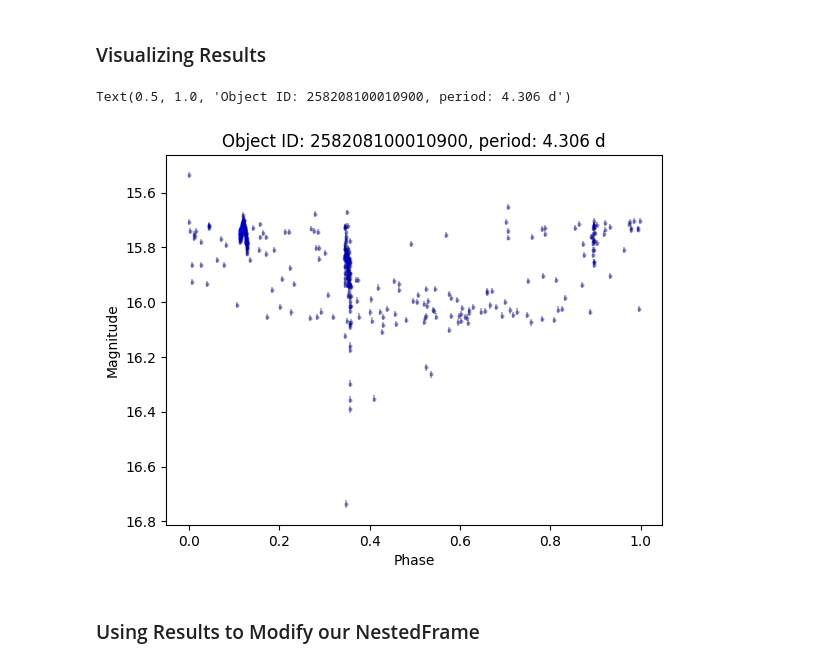
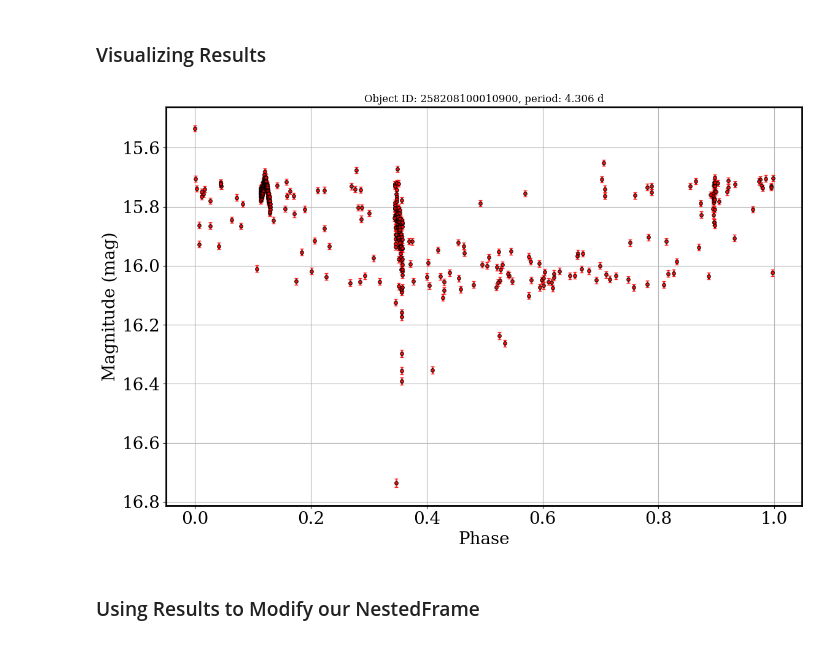
Before and after one commit to lincc-frameworks/RCW_Hackathon_2025_LSDB, a Jupyter notebook: Notebook_2.ipynb, the cells around one changed output. Drawn from its saved outputs; the diff is of its cells as text; code cells hidden in the pictures.

Commit message:
Improve plot look

```diff
--- a/Notebook_2.ipynb
+++ b/Notebook_2.ipynb
@@ -17,12 +17,21 @@ In this notebook we'll show how to:
 ## Exploring the NestedFrame Interface
 # %%
 import nested_pandas as npd
-#import light_curve as licu
 import pandas as pd
 import numpy as np
 
 from nested_pandas.utils import count_nested
 from lsdb import ConeSearch
+
+import matplotlib as mpl
+import matplotlib.pyplot as plt
+from matplotlib import rcParams
+
+# Configuration settings
+rcParams["savefig.dpi"] = 550
+rcParams["font.size"] = 20
+plt.rc("font", family="serif")
+mpl.rcParams["axes.linewidth"] = 2
 # %%
 # Define the six fields from Data Preview 1 with RA and Dec coordinates
 fields = {
@@ -213,33 +222,39 @@ ztf_ndf_w_periods.sort_values("false_alarm_prob", ascending=True)
 # %%
 # Pick an interesting result by eye
 interesting_idx = 1456145241786570789
-
-import matplotlib.pyplot as plt
 
 row = ztf_ndf_w_periods.loc[interesting_idx]
 lc = row.timeseries
 
 peak_mjd = lc["hmjd"][lc["mag"].idxmin()]
 lc["phase"] = (lc["hmjd"] - peak_mjd) % row.period / row.period
 
-plt.errorbar(
+# Create figure with nice styling
+fig, ax = plt.subplots(figsize=(12, 8))
+
+ax.errorbar(
     lc["phase"],
     lc["mag"],
-    lc["magerr"],
-    alpha=0.3,
-    ls="none",
-    marker="o",
-    markersize=2,
-    markeredgecolor="blue",
-    color="black",
+    yerr=lc["magerr"],
+    fmt="o",
+    color="red",
+    ecolor="red",
+    elinewidth=2,
+    capsize=2,
+    alpha=0.8,
+    markeredgecolor="k",
+    markersize=4,
 )
-plt.gca().invert_yaxis()
-plt.xlabel("Phase")
-plt.ylabel("Magnitude")
-plt.title(f"Object ID: {row.objectid}, period: {row.period:.3f} d")
+
+ax.invert_yaxis()
+ax.set_xlabel("Phase")
+ax.set_ylabel("Magnitude (mag)")
+ax.set_title(f"Object ID: {row.objectid}, period: {row.period:.3f} d", fontsize=12)
+ax.grid(True)
+plt.tight_layout()
+plt.show()
 # %% [output]
-Text(0.5, 1.0, 'Object ID: 258208100010900, period: 4.306 d')
-[figure, old version]
+[figure, new version]
 # %% [markdown]
 ### Using Results to Modify our NestedFrame
 # %%
```
Also changed, not shown: parts of 2 cells of this notebook, 1 other file.
